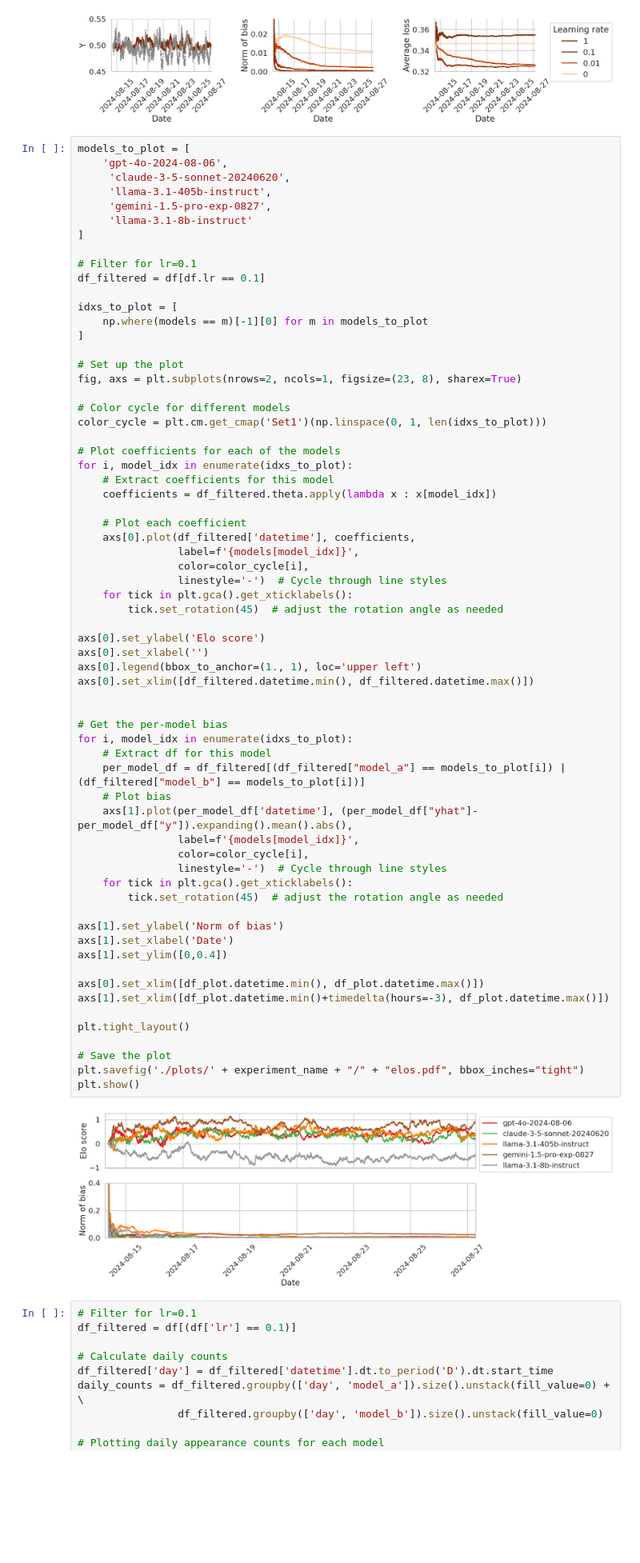
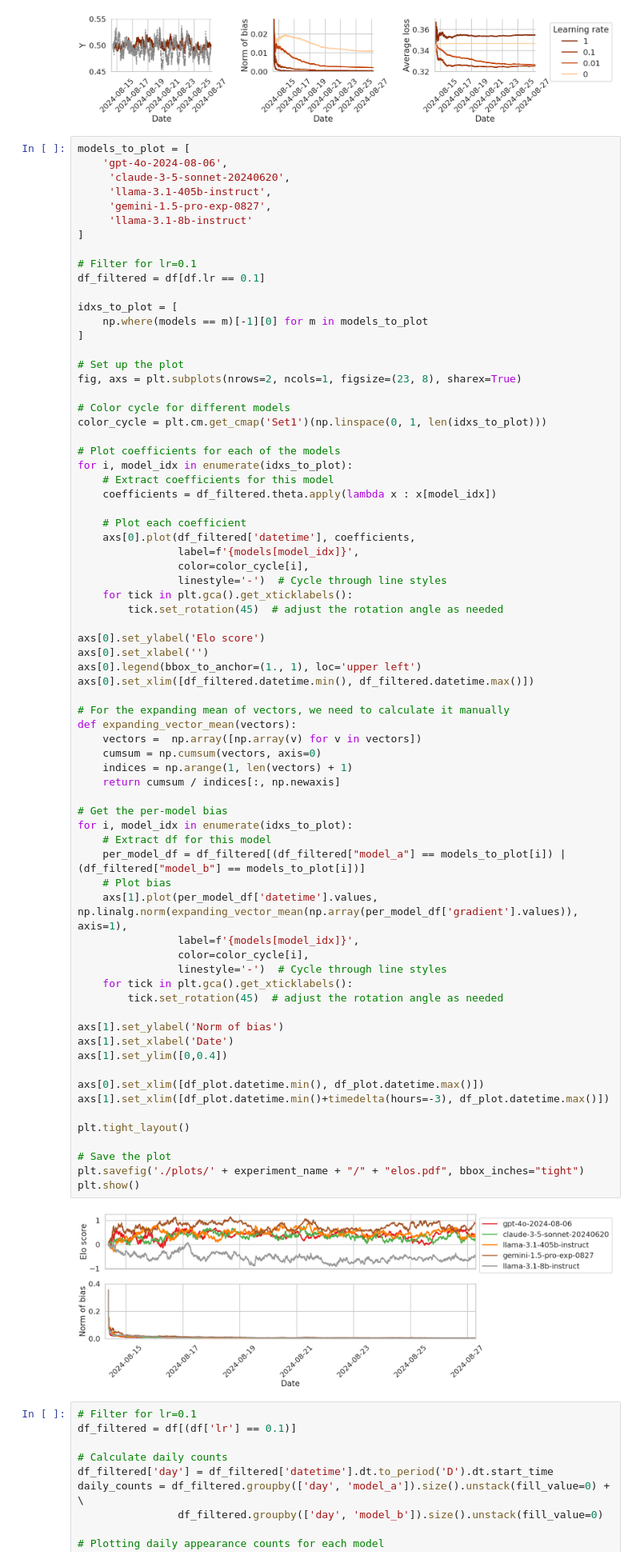
Before and after one commit to aangelopoulos/gradient-equilibrium, a Jupyter notebook: arena/online_elo.ipynb, the cells around one changed output. Shown at 80% size. Cells and saved outputs as stored; diff of their text form; blank space fills up the shorter version.

```diff
--- a/arena/online_elo.ipynb
+++ b/arena/online_elo.ipynb
@@ -240,35 +240,41 @@ for i, model_idx in enumerate(idxs_to_plot):
 axs[0].set_ylabel('Elo score')
 axs[0].set_xlabel('')
 axs[0].legend(bbox_to_anchor=(1., 1), loc='upper left')
 axs[0].set_xlim([df_filtered.datetime.min(), df_filtered.datetime.max()])
 
+# For the expanding mean of vectors, we need to calculate it manually
+def expanding_vector_mean(vectors):
+    vectors =  np.array([np.array(v) for v in vectors])
+    cumsum = np.cumsum(vectors, axis=0)
+    indices = np.arange(1, len(vectors) + 1)
+    return cumsum / indices[:, np.newaxis]
 
 # Get the per-model bias
 for i, model_idx in enumerate(idxs_to_plot):
     # Extract df for this model
     per_model_df = df_filtered[(df_filtered["model_a"] == models_to_plot[i]) | (df_filtered["model_b"] == models_to_plot[i])]
     # Plot bias
-    axs[1].plot(per_model_df['datetime'], (per_model_df["yhat"]-per_model_df["y"]).expanding().mean().abs(),
+    axs[1].plot(per_model_df['datetime'].values, np.linalg.norm(expanding_vector_mean(np.array(per_model_df['gradient'].values)), axis=1),
                 label=f'{models[model_idx]}',
                 color=color_cycle[i],
                 linestyle='-')  # Cycle through line styles
     for tick in plt.gca().get_xticklabels():
         tick.set_rotation(45)  # adjust the rotation angle as needed
 
 axs[1].set_ylabel('Norm of bias')
 axs[1].set_xlabel('Date')
 axs[1].set_ylim([0,0.4])
 
 axs[0].set_xlim([df_plot.datetime.min(), df_plot.datetime.max()])
 axs[1].set_xlim([df_plot.datetime.min()+timedelta(hours=-3), df_plot.datetime.max()])
 
 plt.tight_layout()
 
 # Save the plot
 plt.savefig('./plots/' + experiment_name + "/" + "elos.pdf", bbox_inches="tight")
 plt.show()
 # %% [output]
-[figure, old version]
+[figure, new version]
 # %%
 # Filter for lr=0.1
 df_filtered = df[(df['lr'] == 0.1)]
```
Also changed, not shown: 8 other files.
